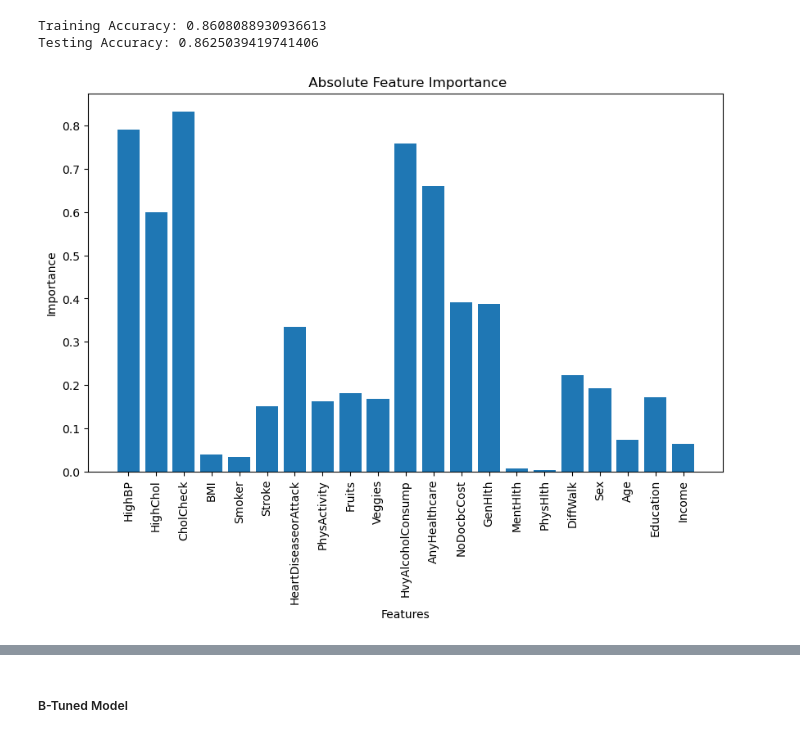
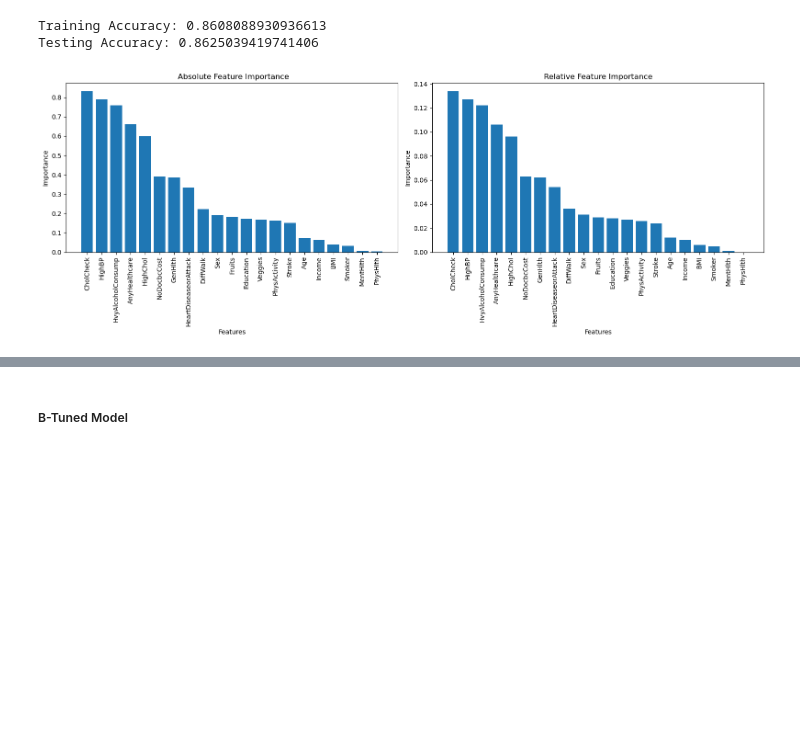
Before and after one commit to yasmineghanem/ML-Project, a Jupyter notebook: notebook.ipynb, the cells around one changed output, grey strips where cells are left out. Saved outputs shown, nothing was run; the diff lists cells and outputs as text; code cells hidden in the pictures; blank space fills up the shorter version.

```diff
--- a/notebook.ipynb
+++ b/notebook.ipynb
@@ -371,22 +363,41 @@ Training Accuracy: 0.8608088930936613
 Testing Accuracy: 0.8625039419741406
 # %%
 #################################################### Feature's Importance ####################################################
+#1-Absolute Feature Importance
 feature_importance = {}
 for idx, feature_name in enumerate(features):
-	importance = abs(lr_model.coef_[0][idx])  # Get the absolute value of the coefficient
+	importance = abs(lr_model.coef_[0][idx]).round(3)  # Get the absolute value of the coefficient
 	feature_importance[feature_name] = importance
+sorted_feature_importance = dict(sorted(feature_importance.items(), key=lambda item: item[1], reverse=True))
 
 # Extract feature names and importances
-features = list(feature_importance.keys())
-importances = list(feature_importance.values())
+features_plot_x = list(sorted_feature_importance.keys())
+importances_plot_y = list(sorted_feature_importance.values())
 
-plt.figure(figsize=(10, 6))
-plt.bar(features, importances)
+plt.figure(figsize=(16, 6))
+plt.subplot(1, 2, 1)
+plt.bar(features_plot_x, importances_plot_y)
 plt.xticks(rotation=90)
 plt.xlabel('Features')
 plt.ylabel('Importance')
 plt.title(' Absolute Feature Importance')
+
+#2-Relative Feature Importance
+# Calculate total importance
+total_importance = sum(importances_plot_y)
+relative_importances = [(importance / total_importance).round(3) for importance in importances_plot_y]
+
+plt.subplot(1, 2, 2)
+plt.bar(features_plot_x, relative_importances)
+plt.xticks(rotation=90)
+plt.xlabel('Features')
+plt.ylabel('Importance')
+plt.title('Relative Feature Importance')
+
+plt.tight_layout()
 plt.show()
+
+# print("Feature Importance (Absolute): ", relative_importances)
 # %% [output]
-[figure, old version]
+[figure, new version]
 # %%
```
Also changed, not shown: parts of 23 cells of this notebook, 3 other files.
